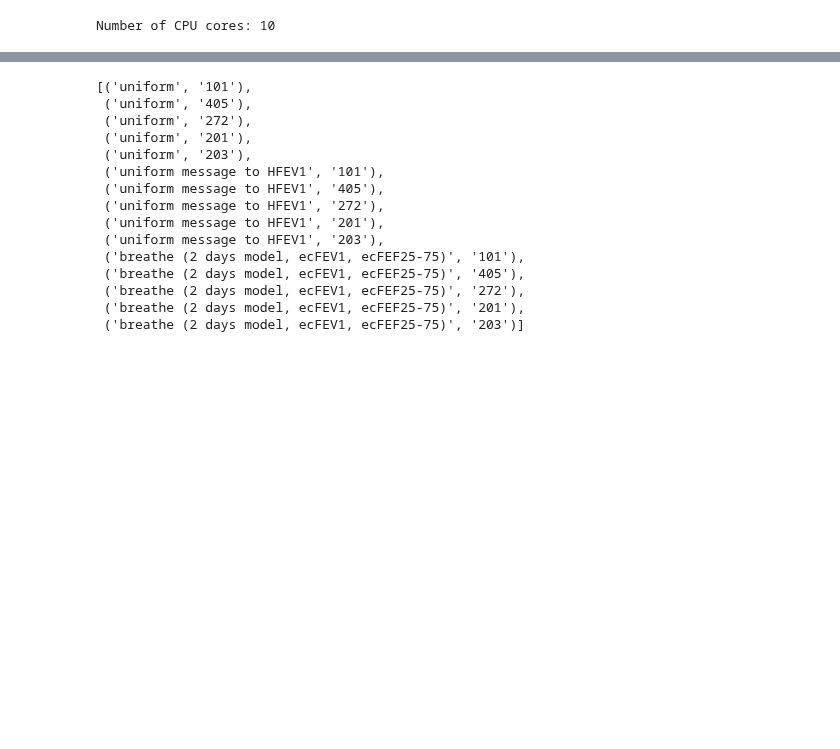
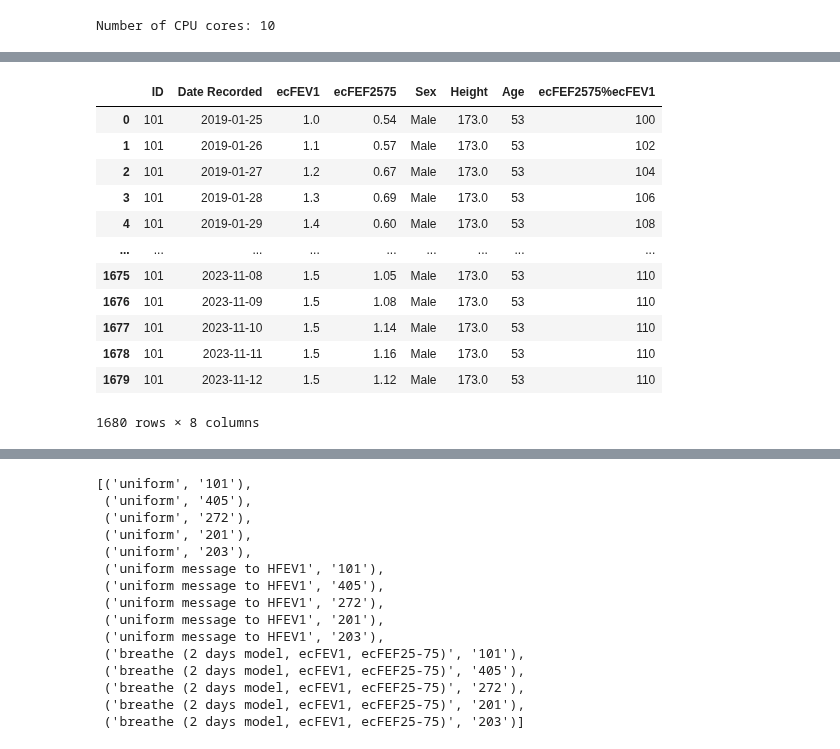
Before and after one commit to tristantreb/phd, a Jupyter notebook: src/inference/cutset_conditioning.ipynb, the cells around one changed output, grey strips where cells are left out. Saved outputs shown, nothing was run; the diff lists cells and outputs as text; code cells hidden in the pictures; blank space fills up the shorter version.

```diff
--- a/src/inference/cutset_conditioning.ipynb
+++ b/src/inference/cutset_conditioning.ipynb
@@ -1403,3 +1412,45 @@ def compute_log_p_D_given_M_per_HFEV1_HO2Sat_obs_temporal_ARfinal(
+# %%
+import datetime
+
+dftmp = df[df.ID == "101"]
+dftmp = dftmp.drop(
+    columns=[
+        "FEV1",
+        "O2 Saturation",
+        "FEF2575",
+        "Predicted FEV1",
+        "Healthy O2 Saturation",
+        "idx ecFEV1 (L)",
+        "idx O2 saturation (%)",
+        "idx ecFEF2575%ecFEV1",
+        "ecFEV1 % Predicted",
+        "FEV1 % Predicted",
+        "O2 Saturation % Healthy",
+    ]
+)
+# %%
+dftmp["ecFEV1"] = 1.5
+dftmp["ecFEF2575%ecFEV1"] = 110
+valfev1 = list(np.arange(1, 2, 0.1))
+idxfef2575prctfev1 = list(np.arange(100, 120, 2))
+dftmp.loc[0:9, "ecFEV1"] = valfev1
+dftmp.loc[0:9, "ecFEF2575%ecFEV1"] = idxfef2575prctfev1
+# %%
+dftmp
+# %% [output]
+|  | ID | Date Recorded | ecFEV1 | ecFEF2575 | Sex | Height | Age | ecFEF2575%ecFEV1 |
+| 0 | 101 | 2019-01-25 | 1.0 | 0.54 | Male | 173.0 | 53 | 100 |
+| 1 | 101 | 2019-01-26 | 1.1 | 0.57 | Male | 173.0 | 53 | 102 |
+| 2 | 101 | 2019-01-27 | 1.2 | 0.67 | Male | 173.0 | 53 | 104 |
+| 3 | 101 | 2019-01-28 | 1.3 | 0.69 | Male | 173.0 | 53 | 106 |
+| 4 | 101 | 2019-01-29 | 1.4 | 0.60 | Male | 173.0 | 53 | 108 |
+| ... | ... | ... | ... | ... | ... | ... | ... | ... |
+| 1675 | 101 | 2023-11-08 | 1.5 | 1.05 | Male | 173.0 | 53 | 110 |
+| 1676 | 101 | 2023-11-09 | 1.5 | 1.08 | Male | 173.0 | 53 | 110 |
+| 1677 | 101 | 2023-11-10 | 1.5 | 1.14 | Male | 173.0 | 53 | 110 |
+| 1678 | 101 | 2023-11-11 | 1.5 | 1.16 | Male | 173.0 | 53 | 110 |
+| 1679 | 101 | 2023-11-12 | 1.5 | 1.12 | Male | 173.0 | 53 | 110 |
+1680 rows × 8 columns
 # %%
 ar_prior = "breathe (2 days model, ecFEV1, ecFEF25-75)"
 ar_prior = "uniform message to HFEV1"
```
Also changed, not shown: parts of 4 cells of this notebook, 1 other file.
